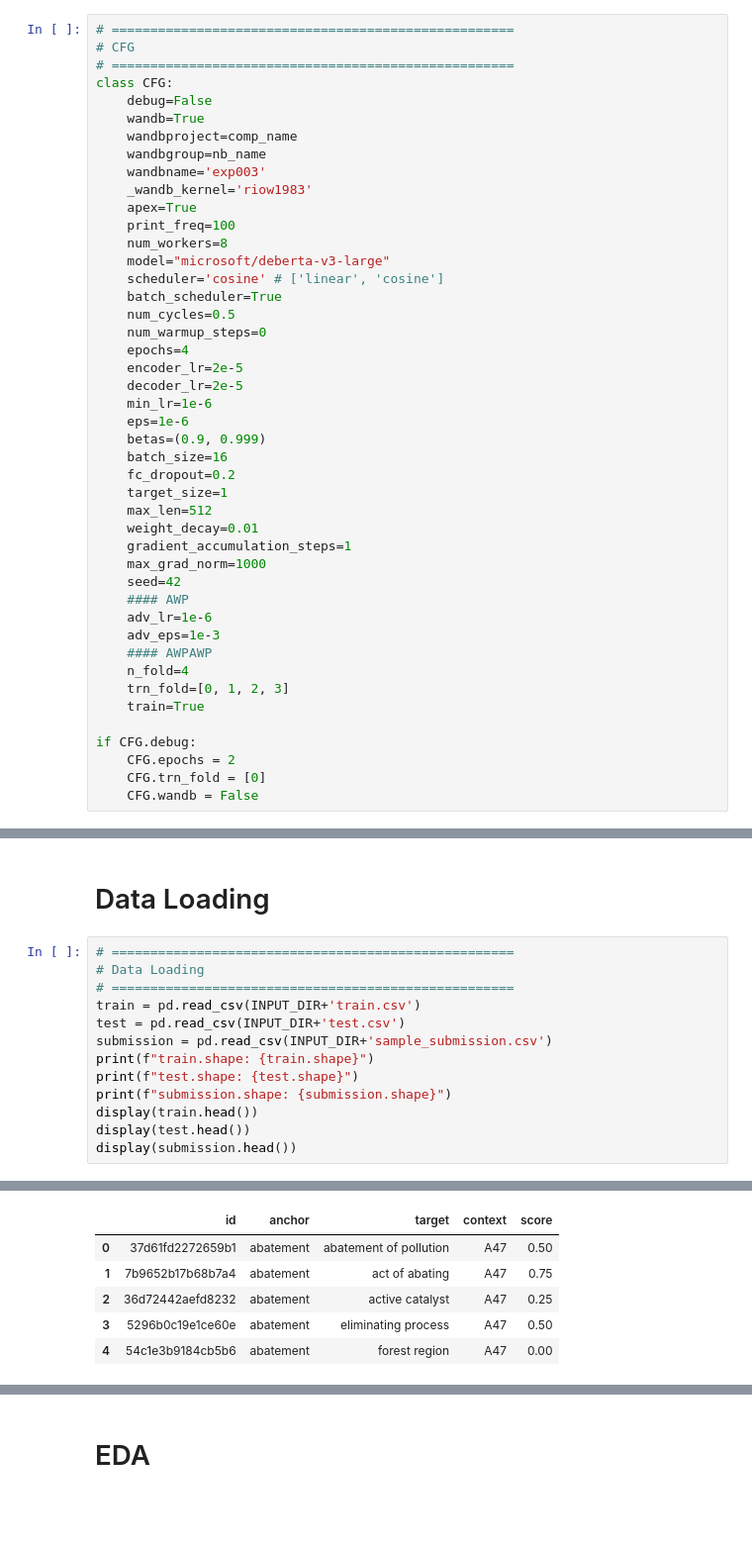
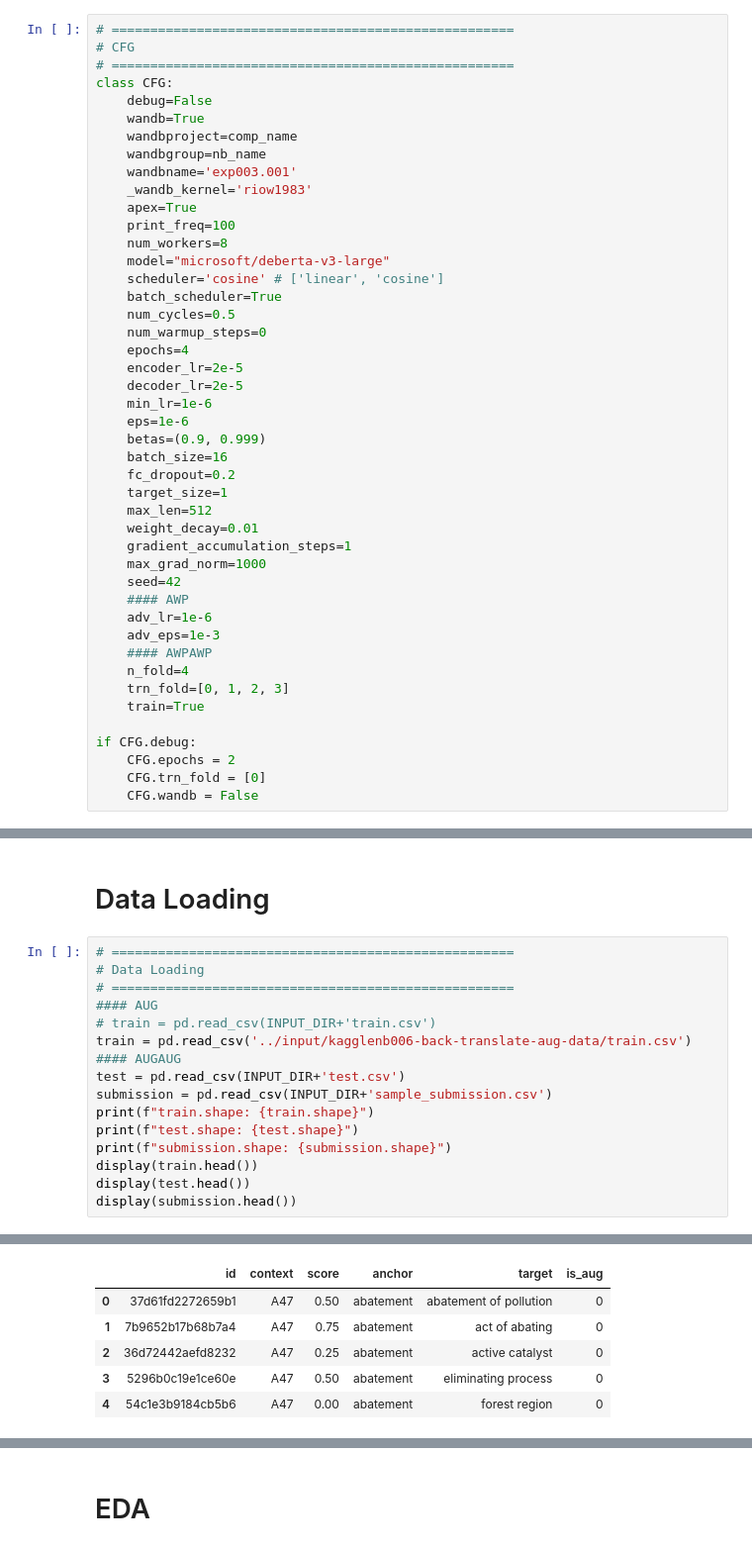
Before and after one commit to riow1983/us-patent-phrase-to-phrase-matching, a Jupyter notebook: notebooks/nb005t-deberta-v3-large.ipynb, the cells around one changed output, grey strips where cells are left out. Shown at 99% size. Drawn from its saved outputs; the diff is of its cells as text; blank space fills up the shorter version.

```diff
--- a/notebooks/nb005t-deberta-v3-large.ipynb
+++ b/notebooks/nb005t-deberta-v3-large.ipynb
@@ -48,7 +48,7 @@ class CFG:
     wandb=True
     wandbproject=comp_name
     wandbgroup=nb_name
-    wandbname='exp003'
+    wandbname='exp003.001'
     _wandb_kernel='riow1983'
     apex=True
     print_freq=100
@@ -232,7 +232,10 @@ seed_everything(seed=42)
 # ====================================================
 # Data Loading
 # ====================================================
-train = pd.read_csv(INPUT_DIR+'train.csv')
+#### AUG
+# train = pd.read_csv(INPUT_DIR+'train.csv')
+train = pd.read_csv('../input/kagglenb006-back-translate-aug-data/train.csv')
+#### AUGAUG
 test = pd.read_csv(INPUT_DIR+'test.csv')
 submission = pd.read_csv(INPUT_DIR+'sample_submission.csv')
 print(f"train.shape: {train.shape}")
@@ -246,11 +249,11 @@ train.shape: (36473, 5)
 test.shape: (36, 4)
 submission.shape: (36, 2)
-|  | id | anchor | target | context | score |
-| 0 | 37d61fd2272659b1 | abatement | abatement of pollution | A47 | 0.50 |
-| 1 | 7b9652b17b68b7a4 | abatement | act of abating | A47 | 0.75 |
-| 2 | 36d72442aefd8232 | abatement | active catalyst | A47 | 0.25 |
-| 3 | 5296b0c19e1ce60e | abatement | eliminating process | A47 | 0.50 |
-| 4 | 54c1e3b9184cb5b6 | abatement | forest region | A47 | 0.00 |
+|  | id | context | score | anchor | target | is_aug |
+| 0 | 37d61fd2272659b1 | A47 | 0.50 | abatement | abatement of pollution | 0 |
+| 1 | 7b9652b17b68b7a4 | A47 | 0.75 | abatement | act of abating | 0 |
+| 2 | 36d72442aefd8232 | A47 | 0.25 | abatement | active catalyst | 0 |
+| 3 | 5296b0c19e1ce60e | A47 | 0.50 | abatement | eliminating process | 0 |
+| 4 | 54c1e3b9184cb5b6 | A47 | 0.00 | abatement | forest region | 0 |
 |  | id | anchor | target | context |
 | 0 | 4112d61851461f60 | opc drum | inorganic photoconductor drum | G02 |
 | 1 | 09e418c93a776564 | adjust gas flow | altering gas flow | F23 |
```
Also changed, not shown: parts of 10 cells of this notebook.
